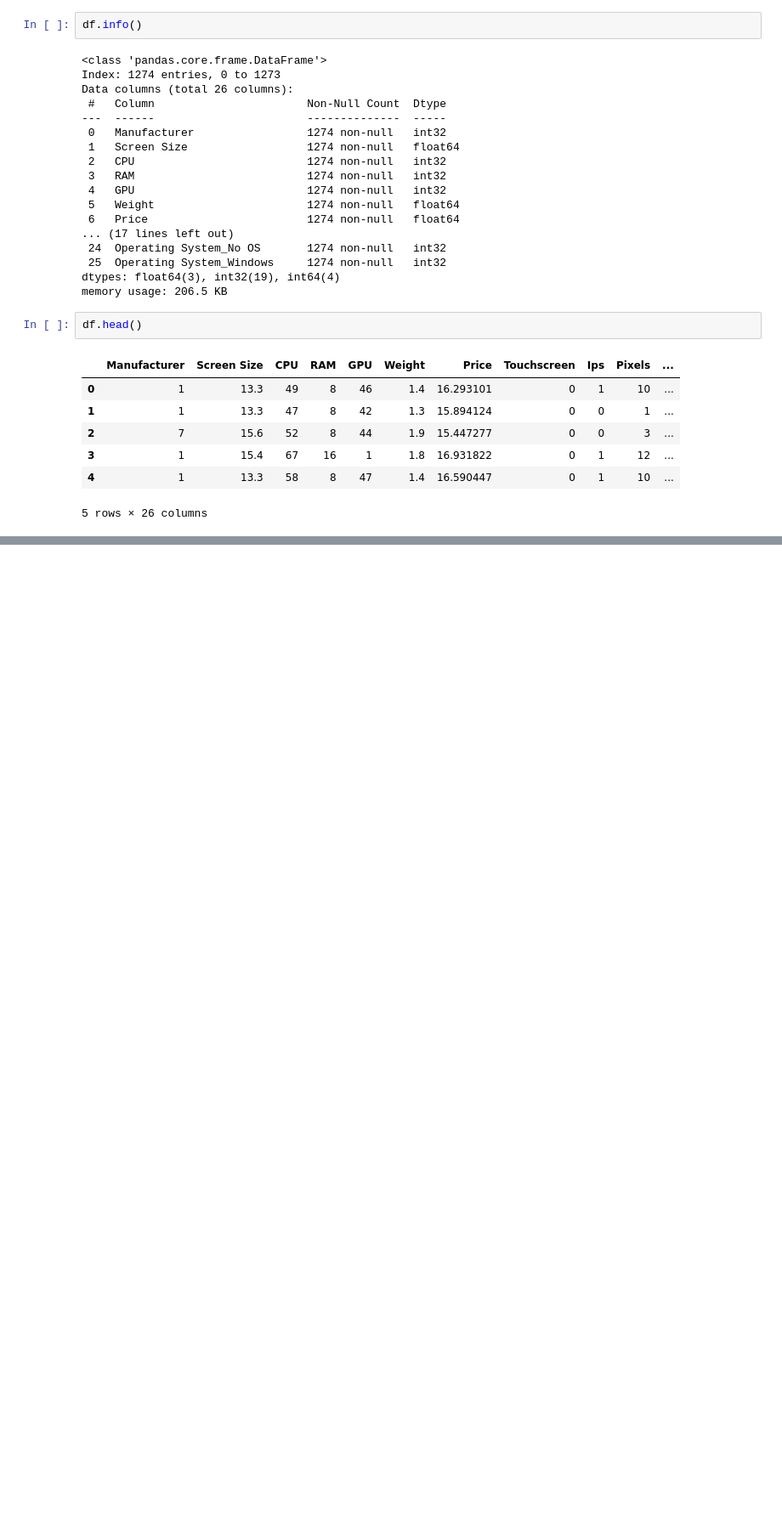
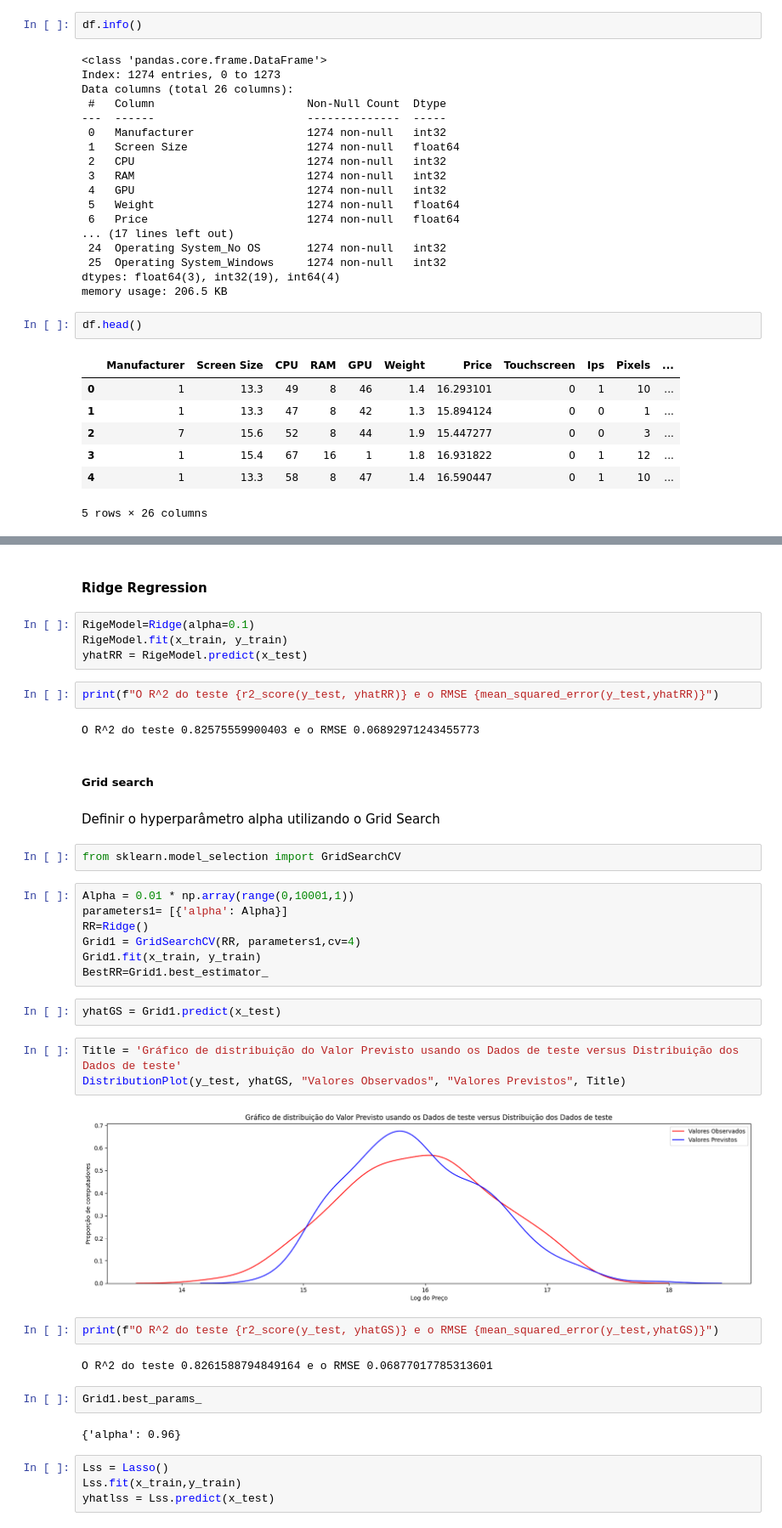
Before and after one commit to raulafrosa/Laptop-Price-Prediction-Kaggle, a Jupyter notebook: Notebooks.ipynb, the cells around one changed output, grey strips where cells are left out. Shown at 85% size. Drawn from its saved outputs; the diff is of its cells as text; blank space fills up the shorter version.

```diff
--- a/Notebooks.ipynb
+++ b/Notebooks.ipynb
@@ -624,0 +687,42 @@ df.head()
+# %% [markdown]
+#### Ridge Regression
+# %%
+RigeModel=Ridge(alpha=0.1)
+RigeModel.fit(x_train, y_train)
+yhatRR = RigeModel.predict(x_test)
+# %%
+print(f"O R^2 do teste {r2_score(y_test, yhatRR)} e o RMSE {mean_squared_error(y_test,yhatRR)}")
+# %% [output]
+O R^2 do teste 0.82575559900403 e o RMSE 0.06892971243455773
+# %% [markdown]
+##### Grid search
+# %% [markdown]
+Definir o hyperparâmetro alpha utilizando o Grid Search
+# %%
+from sklearn.model_selection import GridSearchCV
+# %%
+Alpha = 0.01 * np.array(range(0,10001,1))
+parameters1= [{'alpha': Alpha}]
+RR=Ridge()
+Grid1 = GridSearchCV(RR, parameters1,cv=4)
+Grid1.fit(x_train, y_train)
+BestRR=Grid1.best_estimator_
+# %%
+yhatGS = Grid1.predict(x_test)
+# %%
+Title = 'Gráfico de distribuição do Valor Previsto usando os Dados de teste versus Distribuição dos Dados de teste'
+DistributionPlot(y_test, yhatGS, "Valores Observados", "Valores Previstos", Title)
+# %% [output]
+[figure, added]
+# %%
+print(f"O R^2 do teste {r2_score(y_test, yhatGS)} e o RMSE {mean_squared_error(y_test,yhatGS)}")
+# %% [output]
+O R^2 do teste 0.8261588794849164 e o RMSE 0.06877017785313601
+# %%
+Grid1.best_params_
+# %% [output]
+{'alpha': 0.96}
+# %%
+Lss = Lasso()
+Lss.fit(x_train,y_train)
+yhatlss = Lss.predict(x_test)
```
Also changed, not shown: parts of 41 cells of this notebook.
